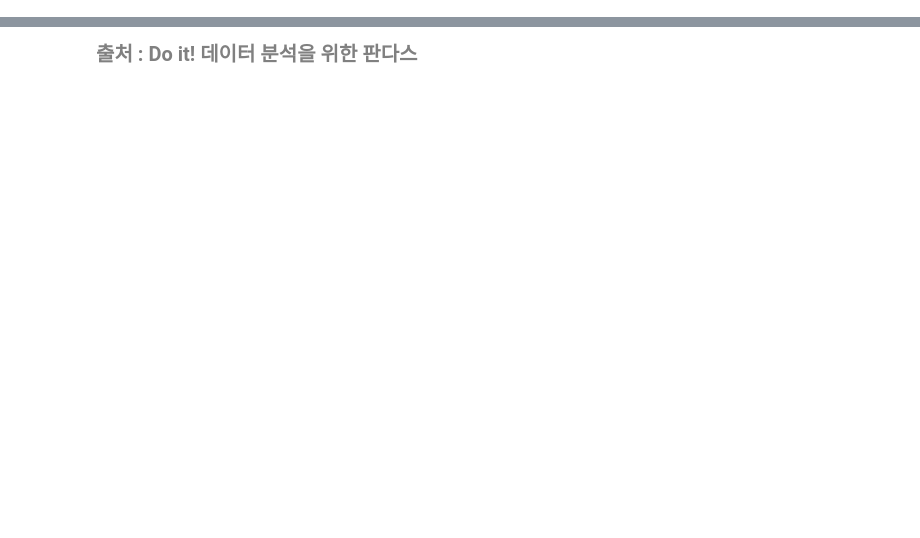
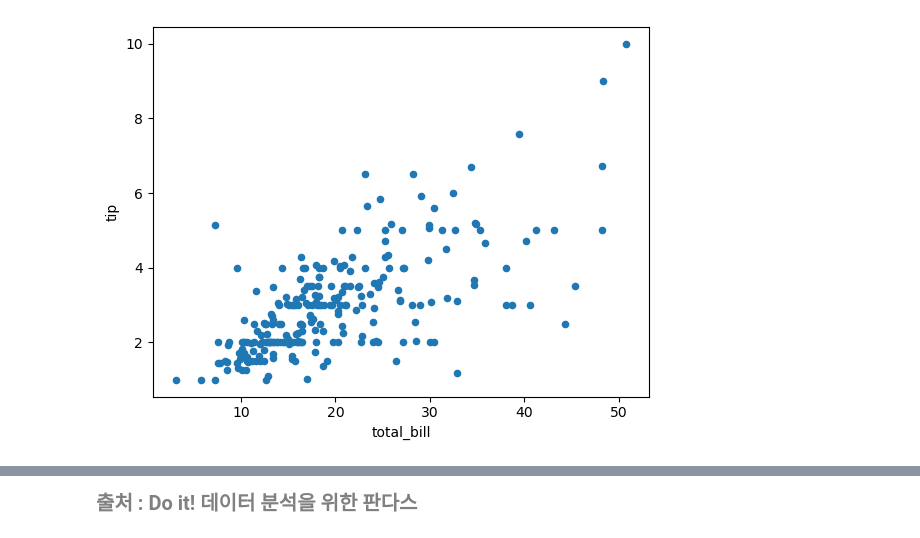
Before and after one commit to noahkim12/pandas_study, a Jupyter notebook: pandas_04_4.ipynb, the cells around one changed output, grey strips where cells are left out. Drawn from its saved outputs; the diff is of its cells as text; code cells hidden in the pictures; blank space fills up the shorter version.

```diff
--- a/pandas_04_4.ipynb
+++ b/pandas_04_4.ipynb
@@ -263,0 +30,5 @@ facet.map(plt.scatter, 'total_bill', 'tip')
+# %%
+fig, ax = plt.subplots()
+ax = tips.plot.scatter(x='total_bill', y='tip', ax=ax)
+# %% [output]
+[figure, added]
```
Also changed, not shown: parts of 66 cells of this notebook, 1 other file.
